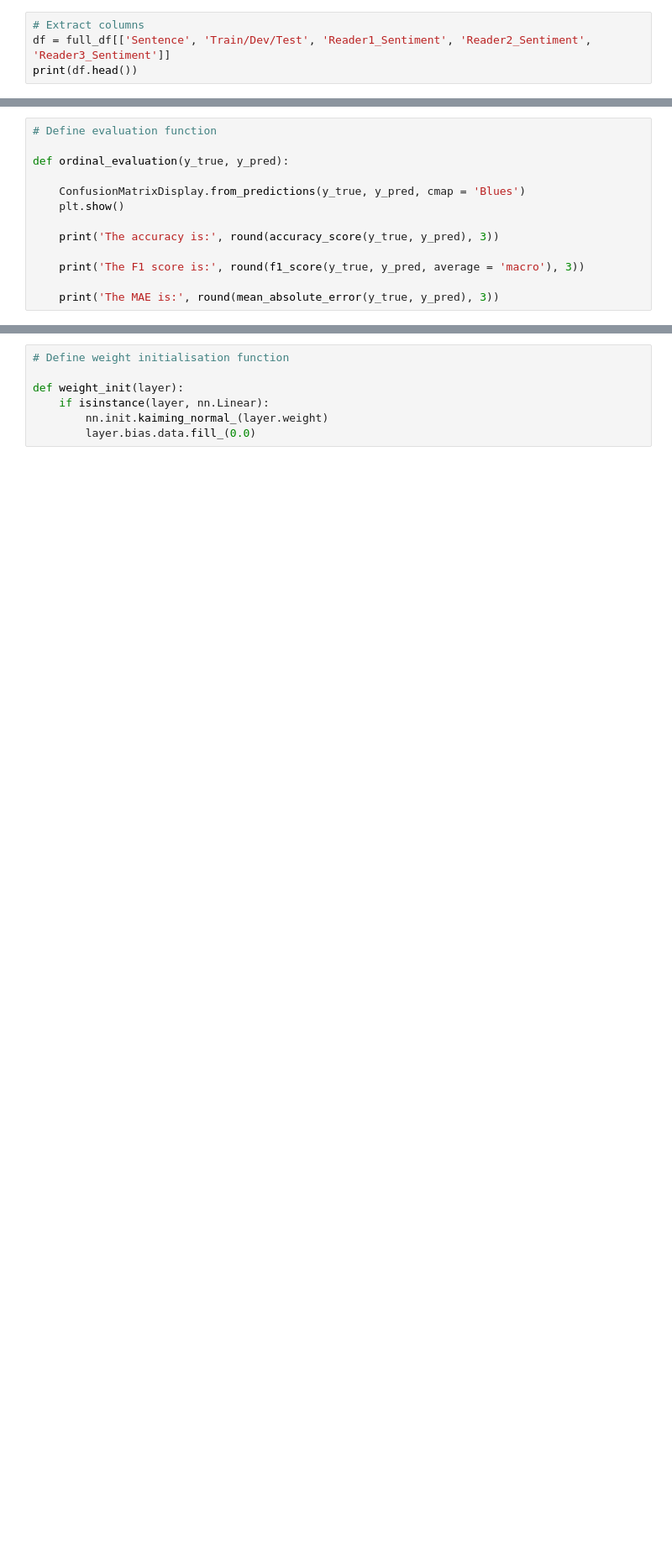
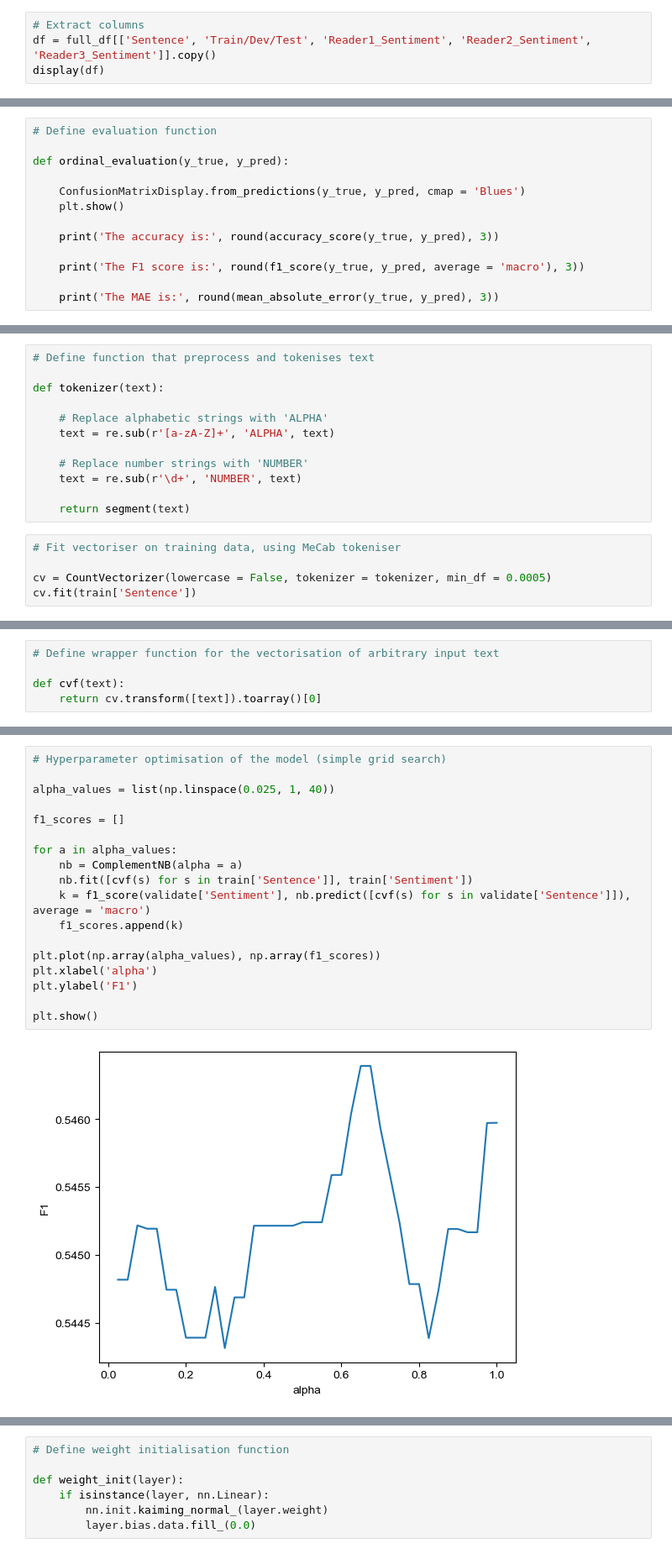
Before and after one commit to christopherdunkin/expl-j-nlp, a Jupyter notebook: j_sentiment_analysis.ipynb, the cells around one changed output, grey strips where cells are left out. Shown: that part at 84% size. Drawn from its saved outputs; the diff is of its cells as text; blank space fills up the shorter version.

```diff
--- a/j_sentiment_analysis.ipynb
+++ b/j_sentiment_analysis.ipynb
@@ -233,6 +241,6 @@ The dataset contains other interesting information as well as sentiment scores:
 full_df = pd.read_csv('C:\\Users\\chris\\Documents\\J_sentiment\\wrime-ver2.tsv', sep = '\t')
 # %%
 # Extract columns
-df = full_df[['Sentence', 'Train/Dev/Test', 'Reader1_Sentiment', 'Reader2_Sentiment', 'Reader3_Sentiment']]
-print(df.head())
+df = full_df[['Sentence', 'Train/Dev/Test', 'Reader1_Sentiment', 'Reader2_Sentiment', 'Reader3_Sentiment']].copy()
+display(df)
 # %% [output]
@@ -430,0 +358,17 @@ We see that this is better than $k$-NN: the accuracy and F1 are higher, and the
+# %%
+# Define function that preprocess and tokenises text
+
+def tokenizer(text):
+
+    # Replace alphabetic strings with 'ALPHA'
+    text = re.sub(r'[a-zA-Z]+', 'ALPHA', text)
+
+    # Replace number strings with 'NUMBER'
+    text = re.sub(r'\d+', 'NUMBER', text)
+
+    return segment(text)
+# %%
+# Fit vectoriser on training data, using MeCab tokeniser
+
+cv = CountVectorizer(lowercase = False, tokenizer = tokenizer, min_df = 0.0005)
+cv.fit(train['Sentence'])
@@ -430,0 +384,5 @@ We see that this is better than $k$-NN: the accuracy and F1 are higher, and the
+# %%
+# Define wrapper function for the vectorisation of arbitrary input text
+
+def cvf(text):
+    return cv.transform([text]).toarray()[0]
@@ -430,0 +391,20 @@ We see that this is better than $k$-NN: the accuracy and F1 are higher, and the
+# %%
+# Hyperparameter optimisation of the model (simple grid search)
+
+alpha_values = list(np.linspace(0.025, 1, 40))
+
+f1_scores = []
+
+for a in alpha_values:
+    nb = ComplementNB(alpha = a)
+    nb.fit([cvf(s) for s in train['Sentence']], train['Sentiment'])
+    k = f1_score(validate['Sentiment'], nb.predict([cvf(s) for s in validate['Sentence']]), average = 'macro')
+    f1_scores.append(k)
+
+plt.plot(np.array(alpha_values), np.array(f1_scores))
+plt.xlabel('alpha')
+plt.ylabel('F1')
+
+plt.show()
+# %% [output]
+[figure, added]
```
Also changed, not shown: parts of 57 cells of this notebook.
